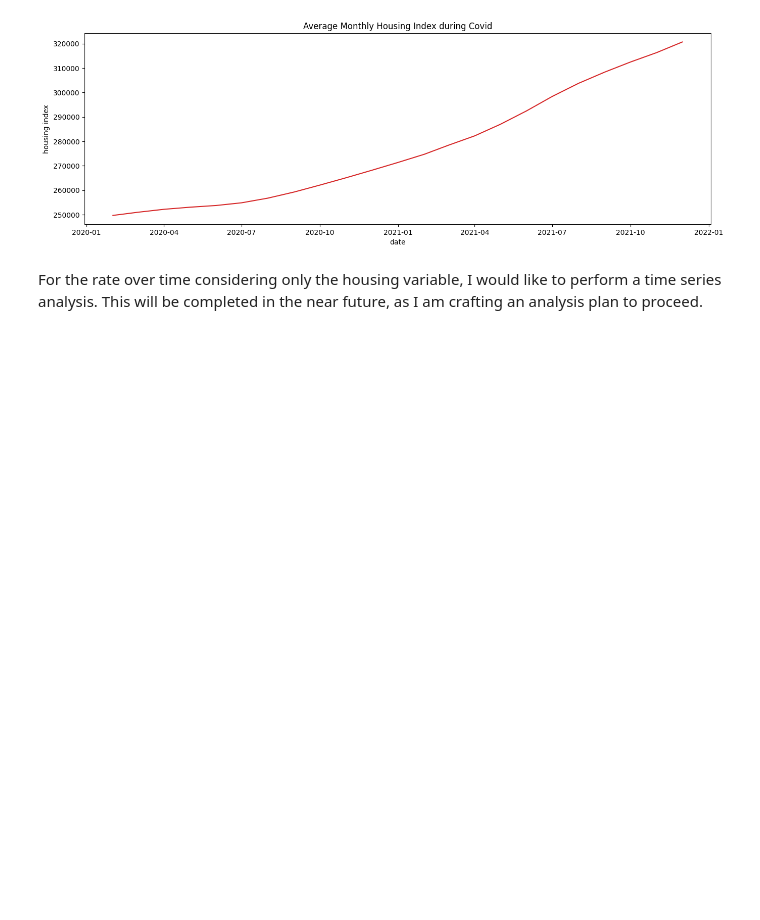
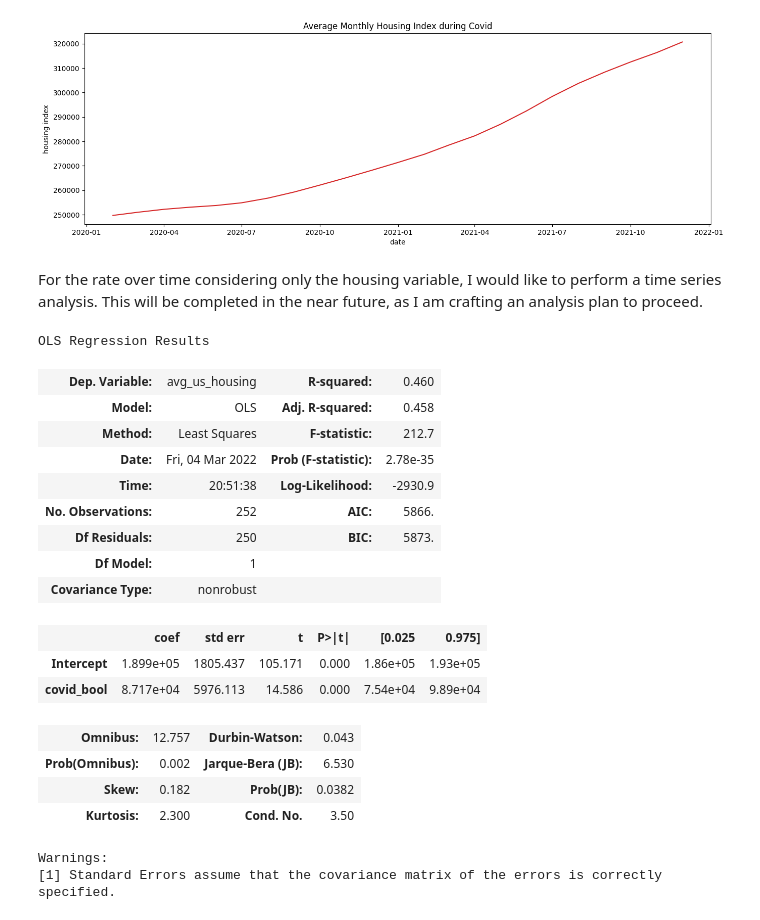
Before and after one commit to arianajschindler/housing_market_and_covid_cases, a Jupyter notebook: housing_covid.ipynb, the cells around one changed output. Saved outputs shown, nothing was run; the diff lists cells and outputs as text; code cells hidden in the pictures; blank space fills up the shorter version.

```diff
--- a/housing_covid.ipynb
+++ b/housing_covid.ipynb
@@ -196,3 +201,29 @@ plot_data(data_covid, x=data_covid.datetime, y=data_covid.avg_us_housing, title=
 [figure]
 # %% [markdown]
 For the rate over time considering only the housing variable, I would like to perform a time series analysis. This will be completed in the near future, as I am crafting an analysis plan to proceed.
+# %%
+# using statsmodels to fit the regression model
+import statsmodels.formula.api as smf
+res = smf.ols(formula='avg_us_housing ~ covid_bool', data=data).fit() #season instead of month
+# inspecting the results
+res.summary()
+# %% [output]
+OLS Regression Results
+| Dep. Variable: | avg_us_housing | R-squared: | 0.460 |
+| Model: | OLS | Adj. R-squared: | 0.458 |
+| Method: | Least Squares | F-statistic: | 212.7 |
+| Date: | Fri, 04 Mar 2022 | Prob (F-statistic): | 2.78e-35 |
+| Time: | 20:51:38 | Log-Likelihood: | -2930.9 |
+| No. Observations: | 252 | AIC: | 5866. |
+| Df Residuals: | 250 | BIC: | 5873. |
+| Df Model: | 1 |  |  |
+| Covariance Type: | nonrobust |  |  |
+|  | coef | std err | t | P>|t| | [0.025 | 0.975] |
+| Intercept | 1.899e+05 | 1805.437 | 105.171 | 0.000 | 1.86e+05 | 1.93e+05 |
+| covid_bool | 8.717e+04 | 5976.113 | 14.586 | 0.000 | 7.54e+04 | 9.89e+04 |
+| Omnibus: | 12.757 | Durbin-Watson: | 0.043 |
+| Prob(Omnibus): | 0.002 | Jarque-Bera (JB): | 6.530 |
+| Skew: | 0.182 | Prob(JB): | 0.0382 |
+| Kurtosis: | 2.300 | Cond. No. | 3.50 |
+Warnings:
+[1] Standard Errors assume that the covariance matrix of the errors is correctly specified.
```
Also changed, not shown: parts of 11 cells of this notebook.
